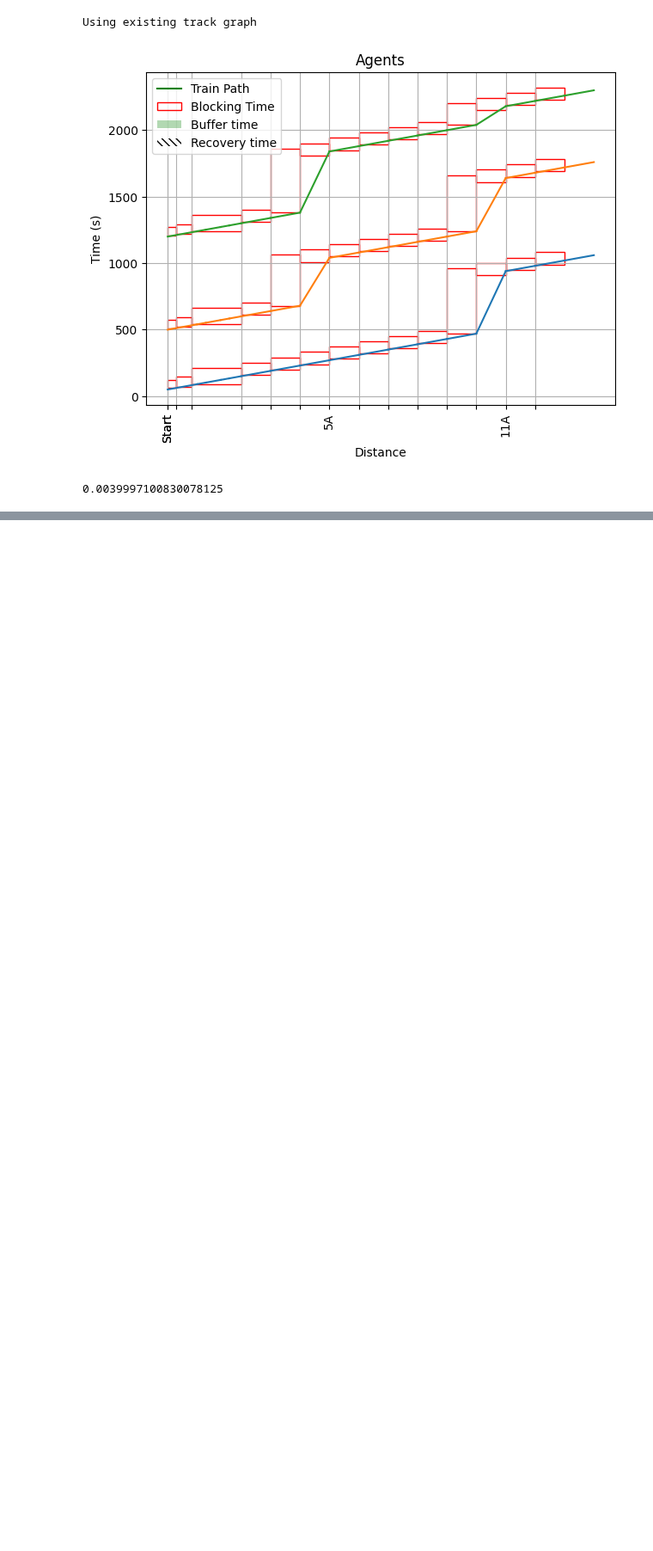
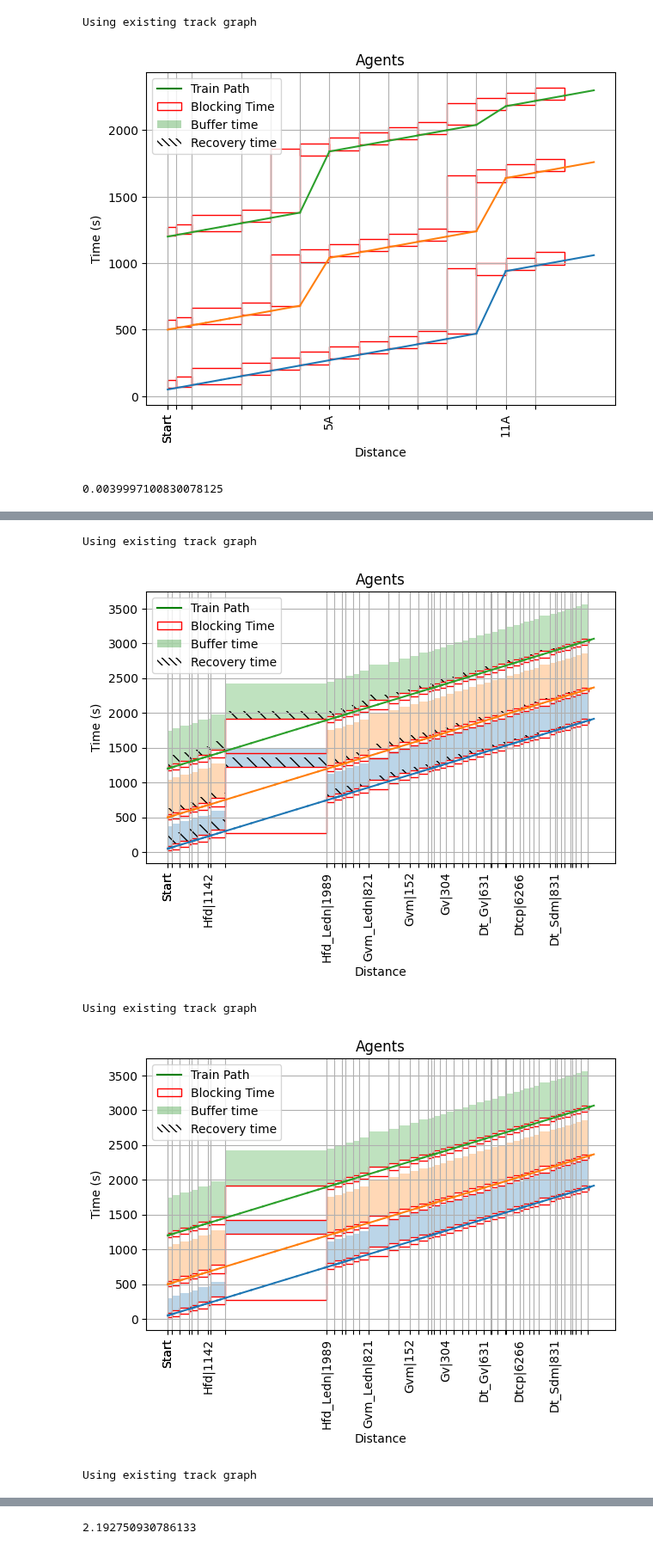
Before and after one commit to GoodGuyMe/delay-replanning-slack, a Jupyter notebook: experiments/blocking_experiments.ipynb, the cells around one changed output, grey strips where cells are left out. Shown at 86% size. Saved outputs shown, nothing was run; the diff lists cells and outputs as text; code cells hidden in the pictures; blank space fills up the shorter version.

```diff
--- a/experiments/blocking_experiments.ipynb
+++ b/experiments/blocking_experiments.ipynb
@@ -230,0 +237,10 @@ Using existing track graph
+# %%
+generate.time_safe_intervals_and_write(layout, scenario, -1, agent_speed, "output", max_buffer, True, plot=True)
+generate.time_safe_intervals_and_write(layout, scenario, -1, agent_speed, "output", max_buffer, False, plot=True)
+generate.time_safe_intervals_and_write(layout, scenario, -1, agent_speed, "output", 0, False, plot=True)
+# %% [output]
+Using existing track graph
+[figure, added]
+Using existing track graph
+[figure, added]
+Using existing track graph
@@ -230,0 +248 @@ Using existing track graph
+2.192750930786133
```
Also changed, not shown: parts of 2 cells of this notebook, 3 other files.
